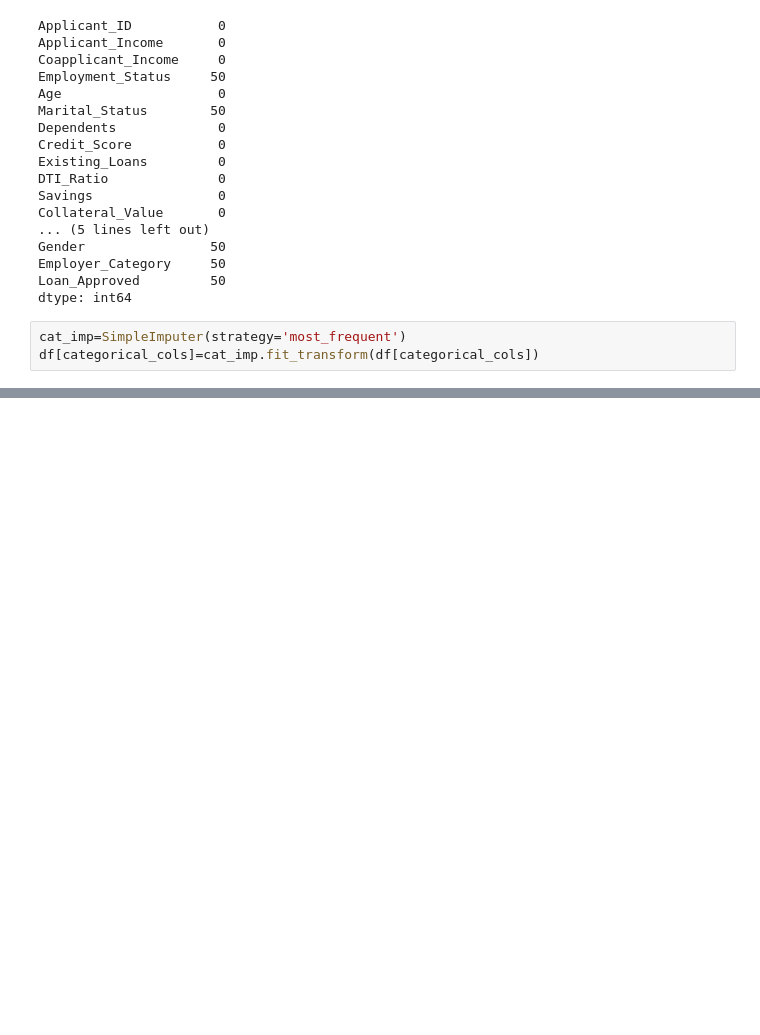
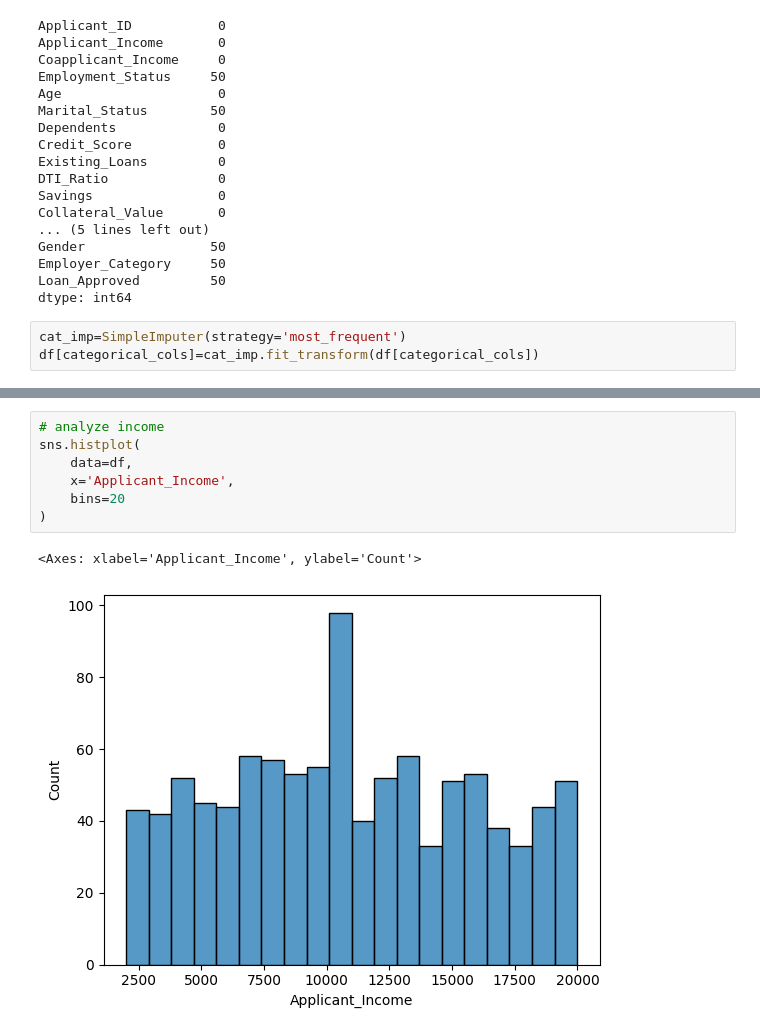
Before and after one commit to Tauhid-Topu-007/Loan-Approval-Project, a Jupyter notebook: credit_wise.ipynb, the cells around one changed output, grey strips where cells are left out. Cells and saved outputs as stored; diff of their text form; blank space fills up the shorter version.

```diff
--- a/credit_wise.ipynb
+++ b/credit_wise.ipynb
@@ -114,0 +159,10 @@ df[categorical_cols]=cat_imp.fit_transform(df[categorical_cols])
+# %%
+# analyze income
+sns.histplot(
+    data=df,
+    x='Applicant_Income',
+    bins=20
+)
+# %% [output]
+<Axes: xlabel='Applicant_Income', ylabel='Count'>
+[figure, added]
```
Also changed, not shown: parts of 10 cells of this notebook.
